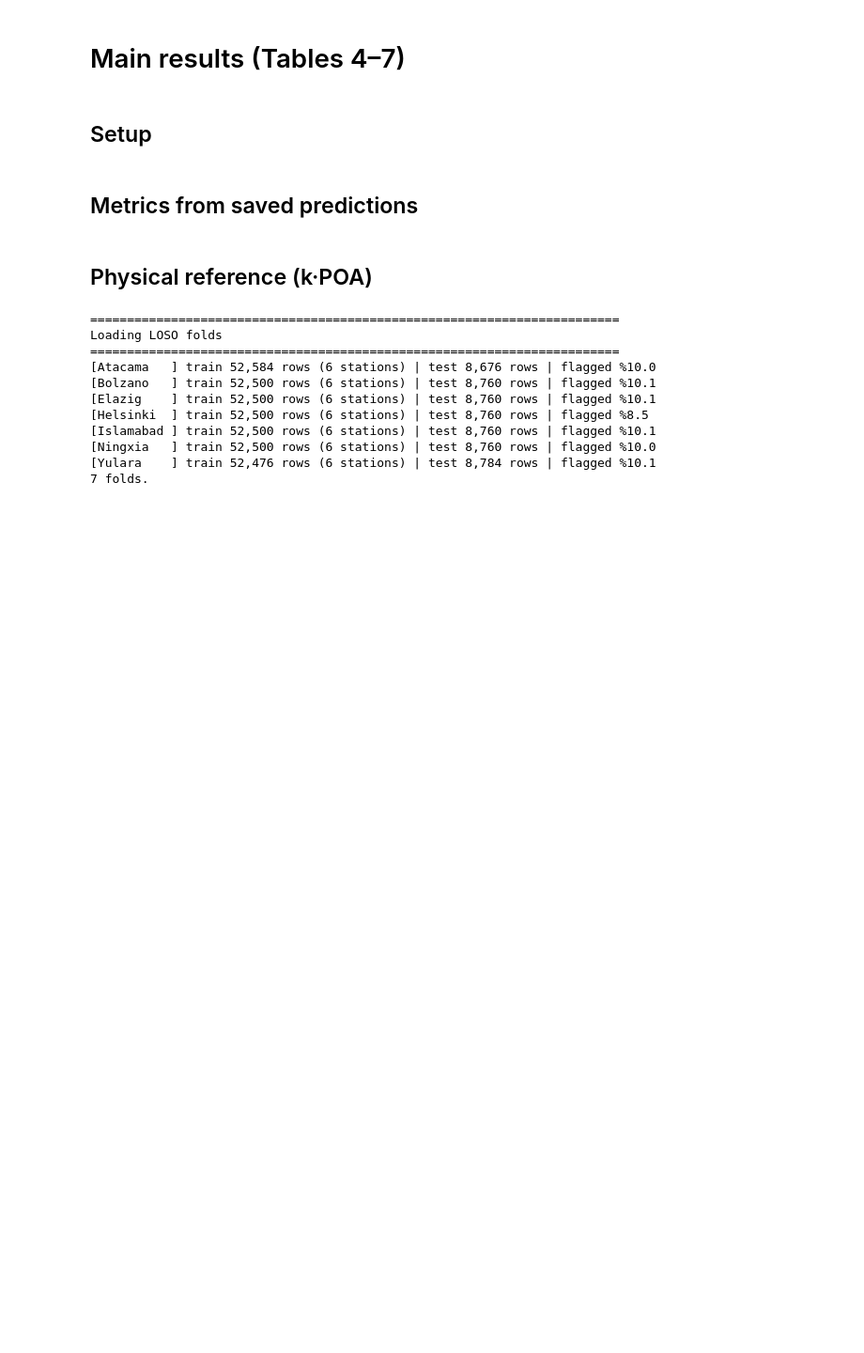
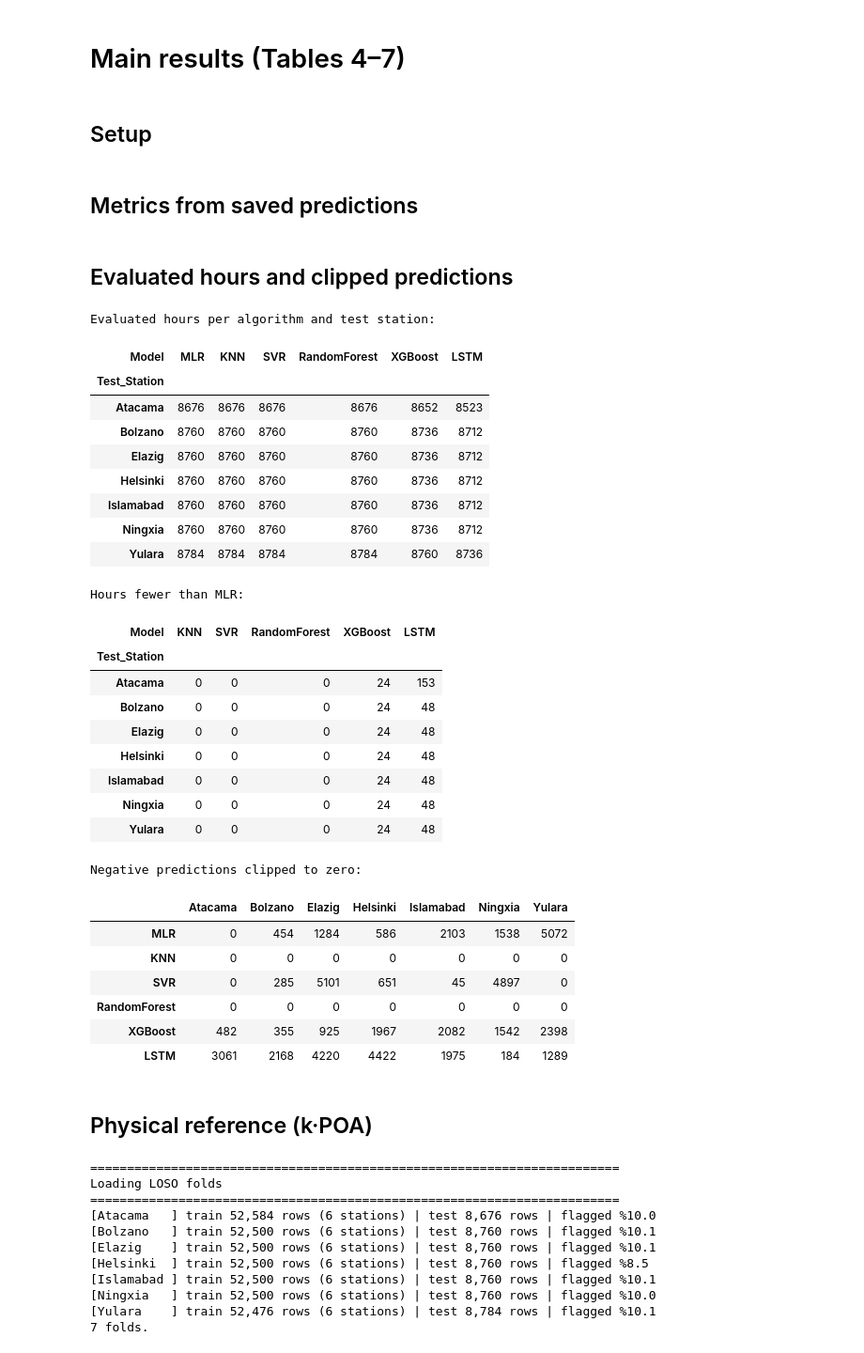
Before and after one commit to rhmano/loso-pv-generalisation, a Jupyter notebook: notebooks/2_results/01_main_results.ipynb, the cells around one changed output. Shown at 94% size. Cells and saved outputs as stored; diff of their text form; code cells hidden in the pictures; blank space fills up the shorter version.

```diff
--- a/notebooks/2_results/01_main_results.ipynb
+++ b/notebooks/2_results/01_main_results.ipynb
@@ -39,6 +39,54 @@ for a in ALGOS:
         rows.append({"Model": a, "Test_Station": s, "n": len(y), **metrics(y, yh)})
 
 RES = pd.DataFrame(rows)
+# %% [markdown]
+## Evaluated hours and clipped predictions
+# %%
+## Evaluated hours and clipped predictions (cited in Section 6.4)
+n_hours = RES.pivot(index="Test_Station", columns="Model", values="n").loc[SITES, ALGOS]
+print("Evaluated hours per algorithm and test station:")
+display(n_hours)
+print("\nHours fewer than MLR:")
+display(n_hours.rsub(n_hours["MLR"], axis=0).drop(columns="MLR"))
+
+n_neg = {}
+for a in ALGOS:
+    for s in SITES:
+        p = pd.read_csv(os.path.join(CFG.predictions_dir, f"{a}_{s}.csv"))
+        if "used_in_metrics" in p.columns:
+            p = p[p["used_in_metrics"]]
+        n_neg[(a, s)] = int((p["y_pred"] < 0).sum())
+print("\nNegative predictions clipped to zero:")
+display(pd.Series(n_neg).unstack().loc[ALGOS, SITES])
+# %% [output]
+Evaluated hours per algorithm and test station:
+| Model | MLR | KNN | SVR | RandomForest | XGBoost | LSTM |
+| Test_Station |  |  |  |  |  |  |
+| Atacama | 8676 | 8676 | 8676 | 8676 | 8652 | 8523 |
+| Bolzano | 8760 | 8760 | 8760 | 8760 | 8736 | 8712 |
+| Elazig | 8760 | 8760 | 8760 | 8760 | 8736 | 8712 |
+| Helsinki | 8760 | 8760 | 8760 | 8760 | 8736 | 8712 |
+| Islamabad | 8760 | 8760 | 8760 | 8760 | 8736 | 8712 |
+| Ningxia | 8760 | 8760 | 8760 | 8760 | 8736 | 8712 |
+| Yulara | 8784 | 8784 | 8784 | 8784 | 8760 | 8736 |
+Hours fewer than MLR:
+| Model | KNN | SVR | RandomForest | XGBoost | LSTM |
+| Test_Station |  |  |  |  |  |
+| Atacama | 0 | 0 | 0 | 24 | 153 |
+| Bolzano | 0 | 0 | 0 | 24 | 48 |
+| Elazig | 0 | 0 | 0 | 24 | 48 |
+| Helsinki | 0 | 0 | 0 | 24 | 48 |
+| Islamabad | 0 | 0 | 0 | 24 | 48 |
+| Ningxia | 0 | 0 | 0 | 24 | 48 |
+| Yulara | 0 | 0 | 0 | 24 | 48 |
+Negative predictions clipped to zero:
+|  | Atacama | Bolzano | Elazig | Helsinki | Islamabad | Ningxia | Yulara |
+| MLR | 0 | 454 | 1284 | 586 | 2103 | 1538 | 5072 |
+| KNN | 0 | 0 | 0 | 0 | 0 | 0 | 0 |
+| SVR | 0 | 285 | 5101 | 651 | 45 | 4897 | 0 |
+| RandomForest | 0 | 0 | 0 | 0 | 0 | 0 | 0 |
+| XGBoost | 482 | 355 | 925 | 1967 | 2082 | 1542 | 2398 |
+| LSTM | 3061 | 2168 | 4220 | 4422 | 1975 | 184 | 1289 |
 # %% [markdown]
 ## Physical reference (k·POA)
 # %%
```
Also changed, not shown: parts of 2 cells of this notebook, 1 other file.
